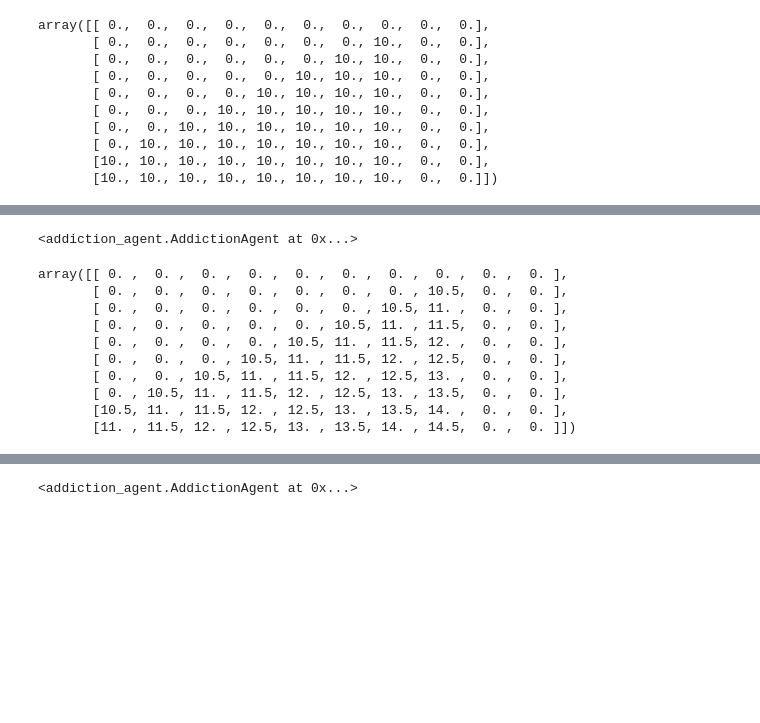
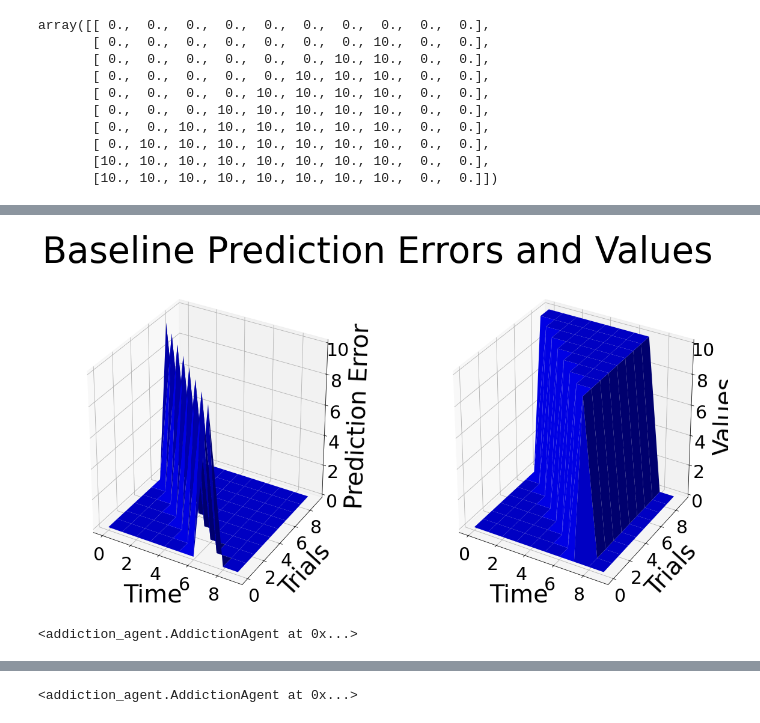
Before and after one commit to jagalinho/nyu-ccm-rl-addiction, a Jupyter notebook: Plots.ipynb, the cells around one changed output, grey strips where cells are left out. Saved outputs shown, nothing was run; the diff lists cells and outputs as text; code cells hidden in the pictures; blank space fills up the shorter version.

```diff
--- a/Plots.ipynb
+++ b/Plots.ipynb
@@ -36 +36,5 @@ No handles with labels found to put in legend.
 <addiction_agent.AddictionAgent at 0x...>
+# %%
+comp = addiction_agent.plot_comparison(agent.prediction_error, agent.value, "Baseline Prediction Errors and Values", 'Prediction Error', 'Values')
+# %% [output]
+[figure, added]
@@ -40,16 +46,3 @@ agent_add = addiction_agent.AddictionAgent(max_time = 10, n_trials = 10, ETA=1,
 agent_add.run_TD()
 # %% [output]
 <addiction_agent.AddictionAgent at 0x...>
-# %%
-agent_add.value
-# %% [output]
-array([[ 0. ,  0. ,  0. ,  0. ,  0. ,  0. ,  0. ,  0. ,  0. ,  0. ],
-       [ 0. ,  0. ,  0. ,  0. ,  0. ,  0. ,  0. , 10.5,  0. ,  0. ],
-       [ 0. ,  0. ,  0. ,  0. ,  0. ,  0. , 10.5, 11. ,  0. ,  0. ],
-       [ 0. ,  0. ,  0. ,  0. ,  0. , 10.5, 11. , 11.5,  0. ,  0. ],
-       [ 0. ,  0. ,  0. ,  0. , 10.5, 11. , 11.5, 12. ,  0. ,  0. ],
-       [ 0. ,  0. ,  0. , 10.5, 11. , 11.5, 12. , 12.5,  0. ,  0. ],
-       [ 0. ,  0. , 10.5, 11. , 11.5, 12. , 12.5, 13. ,  0. ,  0. ],
-       [ 0. , 10.5, 11. , 11.5, 12. , 12.5, 13. , 13.5,  0. ,  0. ],
-       [10.5, 11. , 11.5, 12. , 12.5, 13. , 13.5, 14. ,  0. ,  0. ],
-       [11. , 11.5, 12. , 12.5, 13. , 13.5, 14. , 14.5,  0. ,  0. ]])
```
Also changed, not shown: parts of 10 cells of this notebook, 4 other files.
